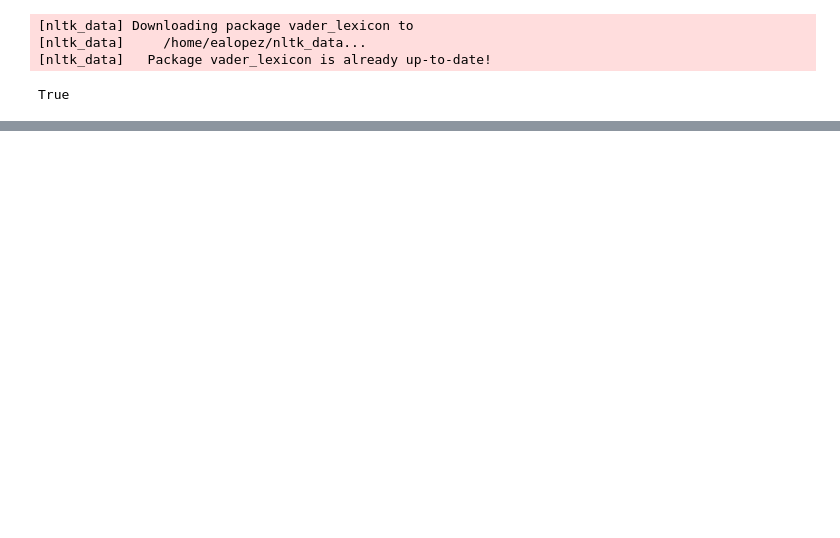
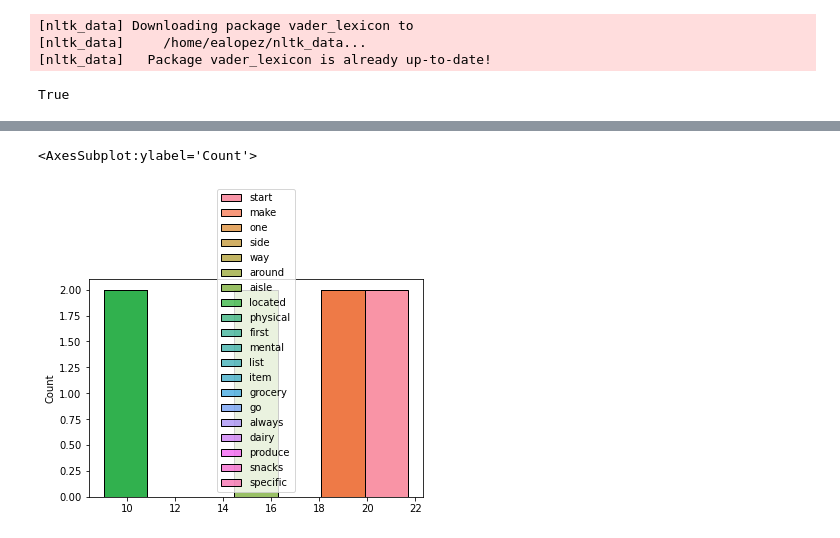
Before and after one commit to ohasis/project-expm, a Jupyter notebook: Grocery_Habit_Analysis.ipynb, the cells around one changed output, grey strips where cells are left out. Cells and saved outputs as stored; diff of their text form; code cells hidden in the pictures; blank space fills up the shorter version.

```diff
--- a/Grocery_Habit_Analysis.ipynb
+++ b/Grocery_Habit_Analysis.ipynb
@@ -122,0 +123,9 @@ sns.histplot(data = df_instores)
+# %%
+# TDIF for column 'Navigating In Store'
+nav_store = df_habits['Navigating In Store']
+nav_store = [re.sub(r'[^A-Za-z0-9]', ' ', nav) for nav in nav_store]
+nav_store = [nav.lower() for nav in nav_store]
+# %%
+tfidf_nav_store_array = tfidf.fit_transform(nav_store).toarray()
+df_nav_store = pd.DataFrame(tfidf_nav_store_array)
+df_nav_store.columns = tfidf.get_feature_names()
@@ -122,0 +134,16 @@ sns.histplot(data = df_instores)
+# %%
+df_nav_store = pd.DataFrame(np.sum(df_nav_store, axis = 0))
+df_nav_store = df_nav_store.loc['aisle':]
+df_nav_store_vals = df_nav_store.loc[:,0]
+df_nav_store['tfidf'] = df_nav_store_vals
+df_nav_store = df_nav_store.sort_values(by = 'tfidf', ascending = False)
+# %%
+df_nav_store = df_nav_store.loc[:'specific']
+df_nav_store = df_nav_store.transpose()
+# %%
+sns.histplot(data = df_nav_store)
+
+#the word with the highest value is "start" and so on
+# %% [output]
+<AxesSubplot:ylabel='Count'>
+[figure, added]
```
Also changed, not shown: parts of 21 cells of this notebook.
